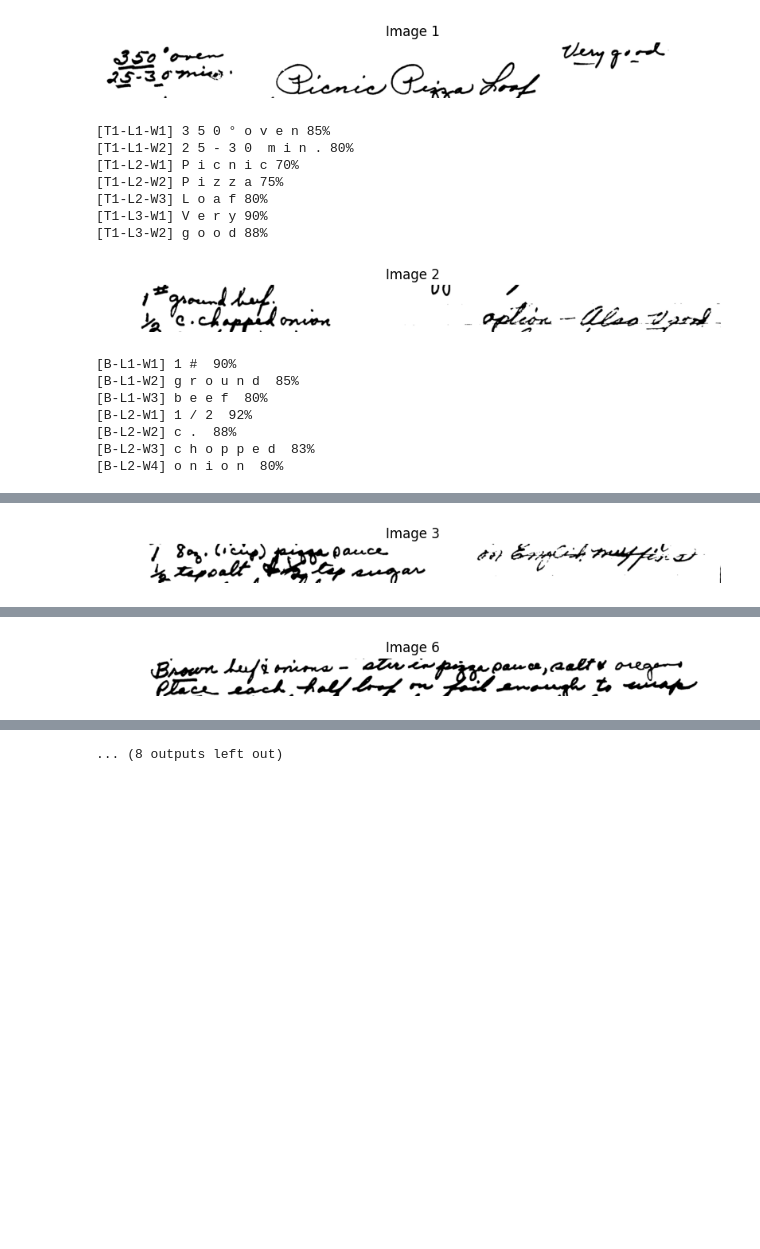
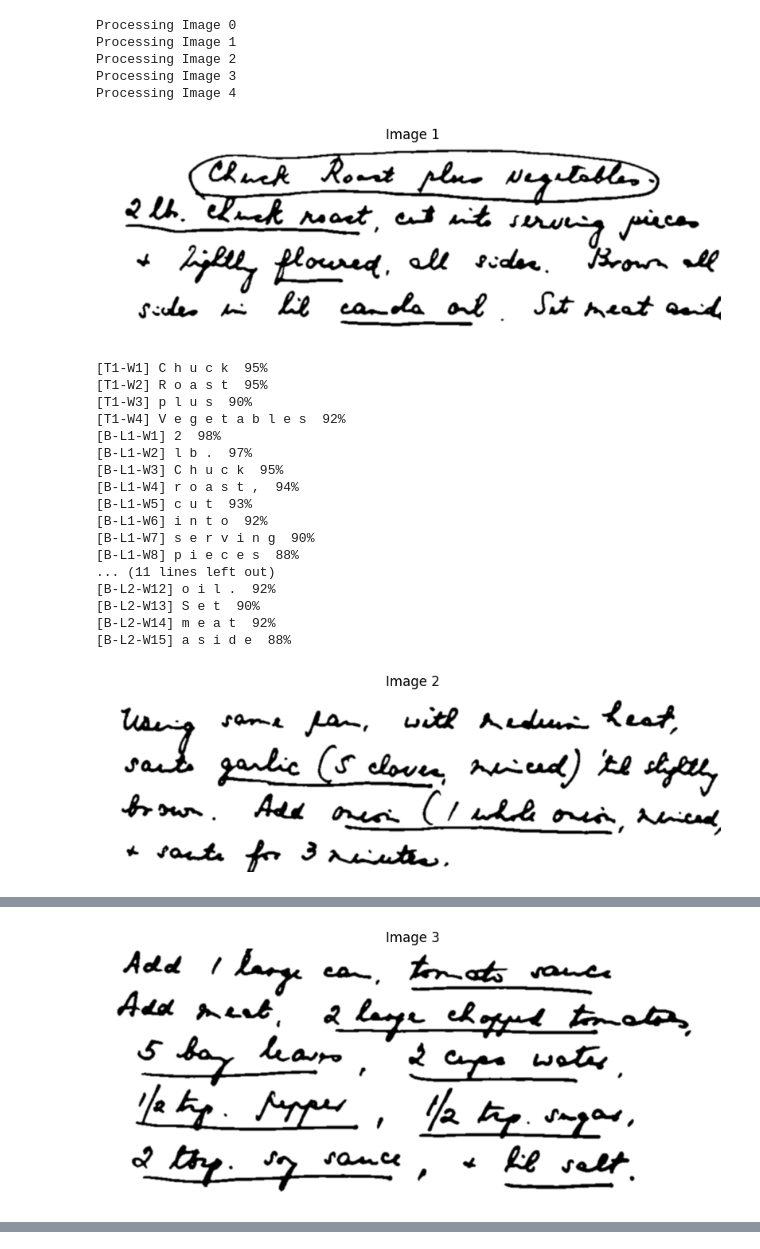
Before and after one commit to Dlybeck/WritingScan, a Jupyter notebook: Expiriment.ipynb, the cells around one changed output, grey strips where cells are left out. Cells and saved outputs as stored; diff of their text form; code cells hidden in the pictures; blank space fills up the shorter version.

```diff
--- a/Expiriment.ipynb
+++ b/Expiriment.ipynb
@@ -16,7 +17,7 @@ import threading
 # Open Image
 
 # Read image
-IMAGE_PATH = "./recipe.jpg"
+IMAGE_PATH = "./recipe2.jpg"
 
 image = Image.open(IMAGE_PATH).convert('RGB')
 # %%
@@ -195,15 +62,0 @@ plt.show()
-# %%
-# Split the image into smaller Images
-
-split_images = []
-image_build = []
-
-for i, row in enumerate(original_img_arr):
-    image_build.append(row)
-
-    # If the image should be split on this row
-    if i in peaks:
-        split_images.append(np.array(image_build))  # Convert image_build to a numpy array before appending
-        image_build = []  # Reset the mini image
-#Make sure to add the last one
-split_images.append(np.array(image_build))
@@ -209,0 +178,16 @@ split_images.append(np.array(image_build))
+# %%
+# Process the image
+split_images = process_image(original_img_arr)
+
+# Display all sections in a grid
+num_sections = len(split_images)
+num_cols = 1
+num_rows = (num_sections + num_cols - 1) // num_cols
+
+plt.figure(figsize=(20, 5 * num_rows))
+for i, section in enumerate(split_images):
+    plt.subplot(num_rows, num_cols, i + 1)
+    plt.imshow(section)
+    plt.title(f"Section {i+1}")
+plt.tight_layout()
+plt.show()
@@ -227,46 +214,57 @@ def readImage(responses, i, pic):
 
     # Save the image
     image_path = os.path.join(output_dir, f"image_{i+1}.png")
     converted_img.save(image_path)
 
     #Get chatGPT translation
+    import time
+    time.sleep(.75*i)    # Pause 5.5 seconds
+    print(f"Processing Image {i}")
     responses[i] = gpt.run_chatgpt(image_path)
 
 responses = [None] * len(split_images)  # Initialize responses with size so it is thread safe
 threads = []
 
 # Start threads
 for i, pic in enumerate(split_images):
     t = threading.Thread(target=readImage, args=(responses, i, pic))
     threads.append(t)
     t.start()
 
 # Wait for all threads to finish
 for t in threads:
     t.join()
 
 # Display each image and its response in the original order
 for i, pic in enumerate(split_images):
     plt.figure(figsize=(10, 10))
     plt.imshow(pic)
     plt.axis('off')
     plt.title(f"Image {i+1}")
     plt.show()
     print(responses[i])
 # %% [output]
+Processing Image 0
+Processing Image 1
+Processing Image 2
+Processing Image 3
+Processing Image 4
-[figure, old version]
+[figure, new version]
-[T1-L1-W1] 3 5 0 ° o v e n 85%
-[T1-L1-W2] 2 5 - 3 0  m i n . 80%
-[T1-L2-W1] P i c n i c 70%
-[T1-L2-W2] P i z z a 75%
-[T1-L2-W3] L o a f 80%
-[T1-L3-W1] V e r y 90%
-[T1-L3-W2] g o o d 88%
+[T1-W1] C h u c k  95%
+[T1-W2] R o a s t  95%
+[T1-W3] p l u s  90%
+[T1-W4] V e g e t a b l e s  92%
+[B-L1-W1] 2  98%
+[B-L1-W2] l b .  97%
+[B-L1-W3] C h u c k  95%
+[B-L1-W4] r o a s t ,  94%
+[B-L1-W5] c u t  93%
+[B-L1-W6] i n t o  92%
+[B-L1-W7] s e r v i n g  90%
+[B-L1-W8] p i e c e s  88%
+... (11 lines left out)
+[B-L2-W12] o i l .  92%
+[B-L2-W13] S e t  90%
+[B-L2-W14] m e a t  92%
+[B-L2-W15] a s i d e  88%
-[figure, old version]
+[figure, new version]
-[B-L1-W1] 1 #  90%
-[B-L1-W2] g r o u n d  85%
-[B-L1-W3] b e e f  80%
-[B-L2-W1] 1 / 2  92%
-[B-L2-W2] c .  88%
-[B-L2-W3] c h o p p e d  83%
-[B-L2-W4] o n i o n  80%
@@ -273 +288 @@ for i, pic in enumerate(split_images):
-[figure, old version]
+[figure, new version]
@@ -310 +324,0 @@ for i, pic in enumerate(split_images):
-[figure, removed]
@@ -331 +331,0 @@ for i, pic in enumerate(split_images):
-... (8 outputs left out)
```
Also changed, not shown: parts of 11 cells of this notebook, 13 other files.
